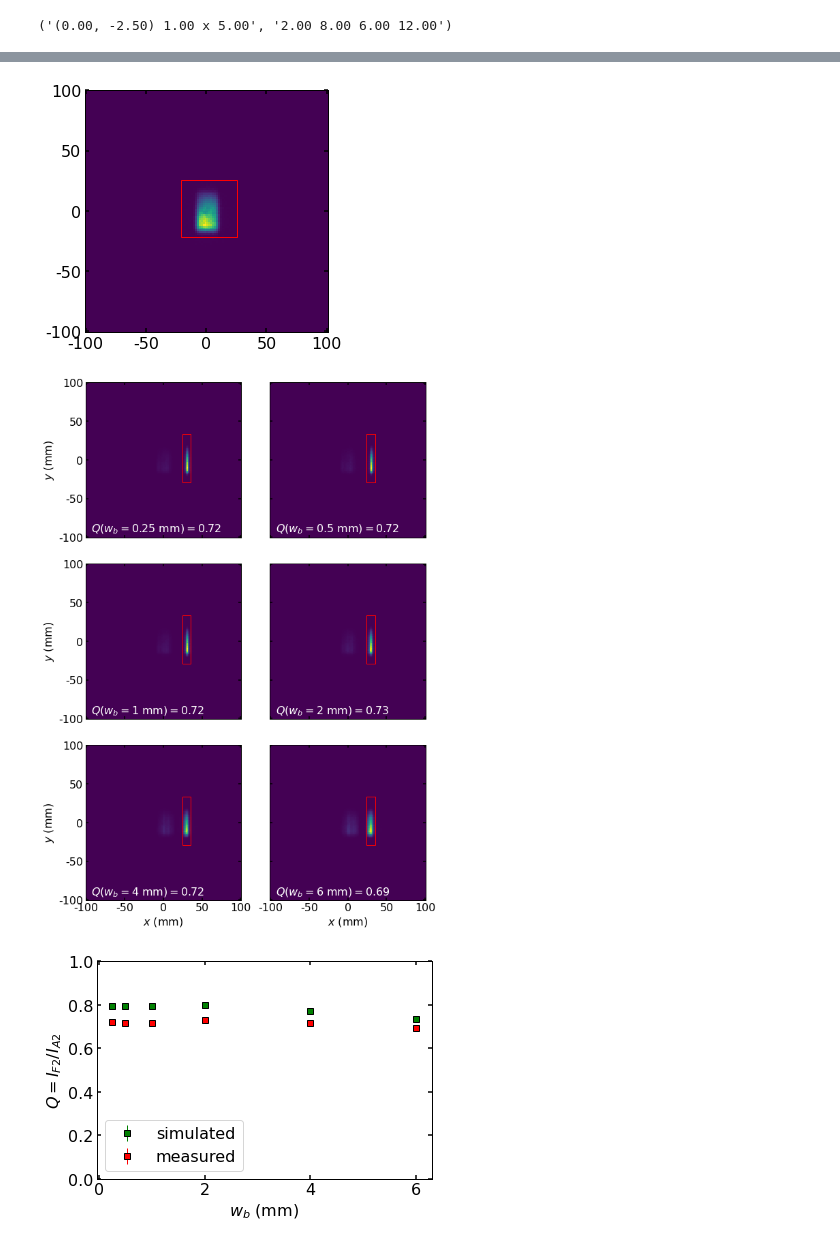
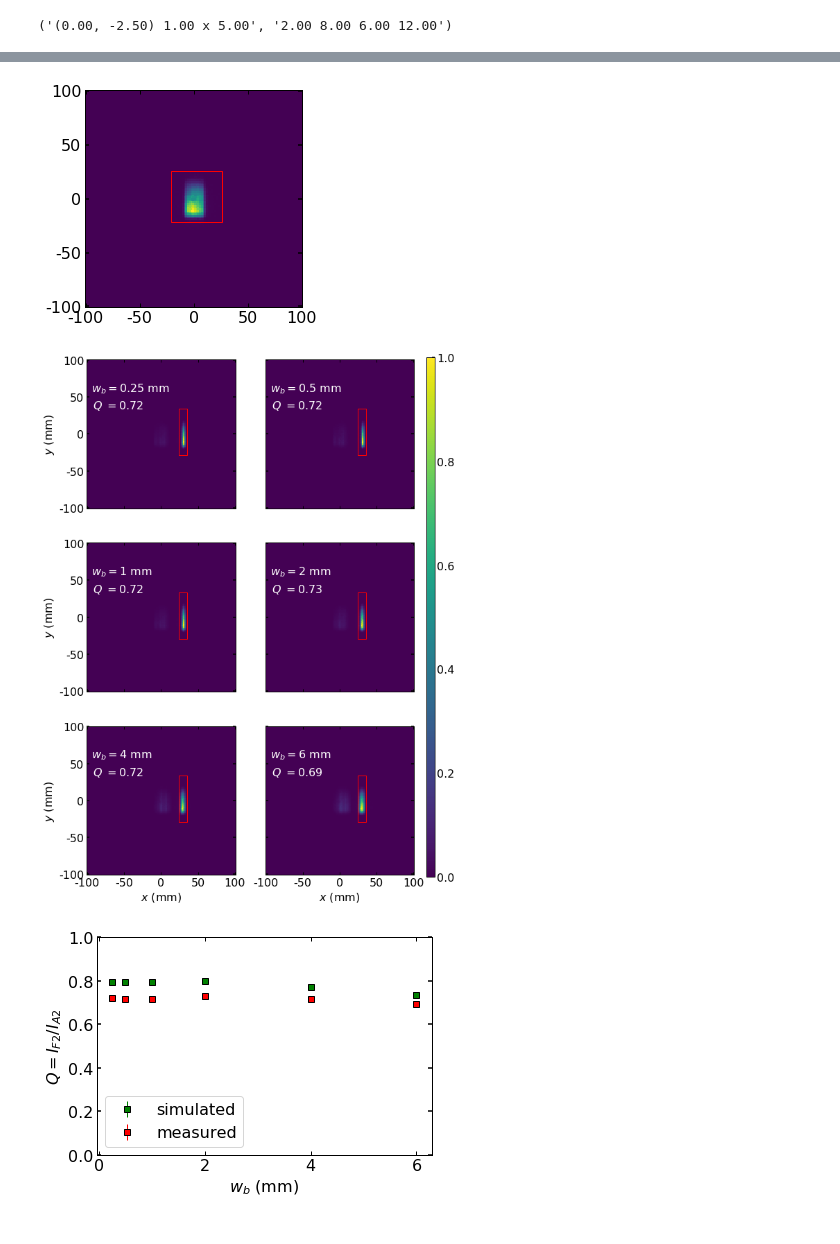
Before and after one commit to christophherb/miezefoc2020_01, a Jupyter notebook: Final_eval.ipynb, the cells around one changed output, grey strips where cells are left out. Saved outputs shown, nothing was run; the diff lists cells and outputs as text; code cells hidden in the pictures.

Commit message:
added colorbar to collage

```diff
--- a/Final_eval.ipynb
+++ b/Final_eval.ipynb
@@ -189,7 +189,7 @@ meta['ss1_value'],meta['ss2_value']
 /home/cherb/LRZSync/Doktorarbeit/Measurements/2020_01/MIEZE_foc/data/pad_files/00327296.pad
 ('(0.00, -2.50) 1.00 x 5.00', '2.00 8.00 6.00 12.00')
 # %%
-%load_ext autoreload
+plt.style.use('/home/cherb/LRZSync/Doktorarbeit/Vorlagen_Verschiedenes/stylelibs/christoph.mplstyle')
 simulated_efficiency = [0.7963142433951517, 0.7967050831752087, 0.7972392542425564, 0.797634007811043, 0.7709474674691691, 0.7334756069542039]
 from nicosload import read_pad_file
 from dataEval import calcEff
@@ -218,12 +218,14 @@ normedBackground_err = [(k*(time+time2))**0.5/(time+time2) for k in normedBackgr
 
 allRoiLst,allNeutronsLst = [],[]
 allRoiLst_err,allNeutronsLst_err = [],[]
-fig, ax = plt.subplots(3, 2, sharex=True, sharey=True, figsize=(8.3, 12))
+fig, ax = plt.subplots(3, 2, sharex=True, sharey=True, figsize=(8.2, 13))
+fig.subplots_adjust(bottom=0.1, top=0.9, left=0.0, right=0.8, wspace=0.2, hspace=0.2)
+cb_ax = fig.add_axes([0.83, 0.1, 0.02, 0.8])
 for ind, (slit,file) in enumerate([(0.25,7177), (1,7203), (2,7227), (4,7251), (6,7279), (0.5,6621)]):
     data, meta = read_pad_file(path+'0032{}.pad'.format(file))
     ax_index = divmod([0.25, 0.5, 1, 2, 4, 6].index(slit), 2)
     figax = fig, ax[ax_index]
-    #ax[ax_index].imshow(data, interpolation='none', origin='lower', extent=(-100, 100, -100, 100))
+    im = ax[ax_index].imshow(data/np.max(data), interpolation='none', origin='lower', extent=(-100, 100, -100, 100))
     #ax[ax_index].text(0.3, 0.3, '$w_b$ = {} mm'.format(slit), color='white', transform=ax[ax_index].transAxes)
     roi, allNeutrons, fig_ind, ax_ind = calcEff(path + '0032{}.pad'.format(file), roi = (79, 86, 45, 85),plot = True, figax=figax)#(79, 87, 45, 85)
     _,meta = read_pad_file(path + '0032{}.pad'.format(file))
@@ -231,17 +233,25 @@ for ind, (slit,file) in enumerate([(0.25,7177), (1,7203), (2,7227), (4,7251), (6
     #print(time)
     roi_err, allNeutrons_err = roi**0.5/time,allNeutrons**0.5/time
     roi,allNeutrons = roi/time,allNeutrons/time
-    ax_ind.text(4, 4, '$Q(w_b={}$ mm$)={:.2}$'.format(slit, roi/normedBackground[ind]), color='white', fontsize = 16)
+    ax_ind.text(4 , 100, '$w_b={}$ mm'.format(slit), color='white', fontsize=16)
+    ax_ind.text(5, 85, '$Q$ $= {:.2}$'.format(roi/normedBackground[ind]), color='white', fontsize = 16)
     #ax_ind.set_title(ax_ind.get_title()+str(slit))
     allRoiLst += [roi]
     allNeutronsLst += [allNeutrons]
     allRoiLst_err += [roi_err]
     allNeutronsLst_err += [allNeutrons_err]
+
+
 for i in range(3):
     ax[i, 0].set_ylabel('$y$ (mm)')
 ax[2, 0].set_xlabel('$x$ (mm)')
 ax[2, 1].set_xlabel('$x$ (mm)')
-plt.tight_layout()
+
+cbar = fig.colorbar(im, cax=cb_ax)
+
+
+
+#plt.tight_layout()
 print(allRoiLst,allNeutronsLst)
 print([(ind,k) for ind,k in enumerate(normedBackground_err)])
 relEff = [allRoiLst[k] / normedBackground[k] for k in range(len(allRoiLst))]
@@ -267,12 +275,12 @@ The autoreload extension is already loaded. To reload it, use:
 1580.1504166666666
 5616.45125
 10709.8
 19587.088333333333
 26666.83
 nb 5 5
 [1102.45, 3905.596666666667, 7620.666666666667, 13675.973333333333, 18011.48, 2002.38] [1432.877, 5066.766666666666, 9881.22, 18228.2, 24950.46, 2618.6]
 [(0, 1.9525498819919216), (1, 3.6929224961404215), (2, 5.102244604093379), (3, 6.901498931391644), (4, 8.053126333915294), (5, 2.6420304691657135)]
 [0.7229273162797446, 0.7159571223088732, 0.7318303633735261, 0.717813139550701, 0.6943211337590728, 0.7171514220326417] efficiency
-[figure, old version]
+[figure, new version]
-[figure, old version]
+[figure, new version]
 [figure]
```
Also changed, not shown: parts of 1 cell of this notebook.
